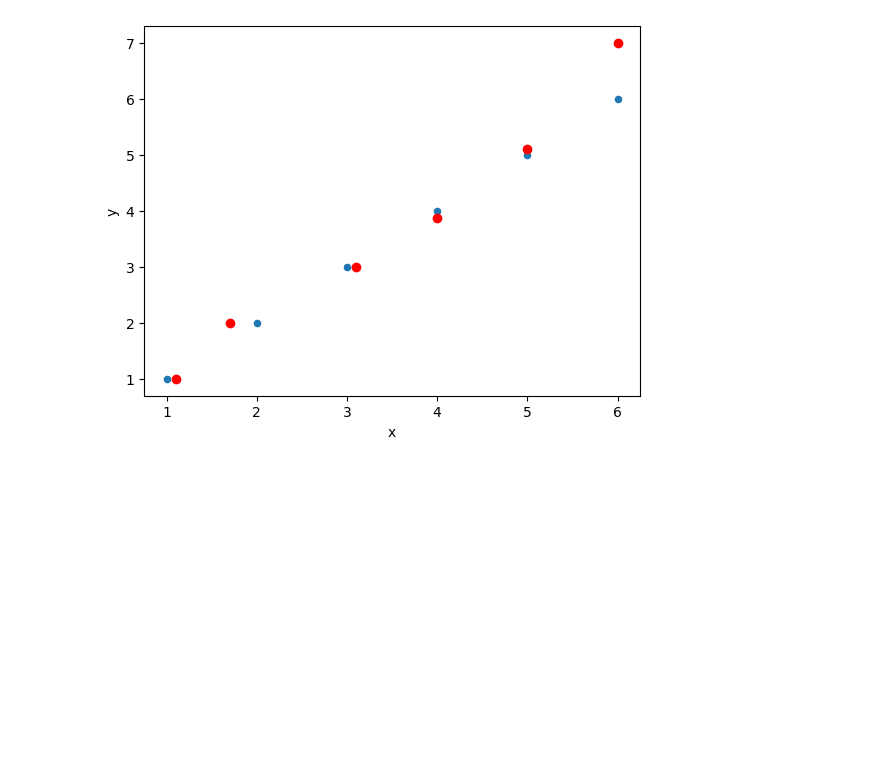
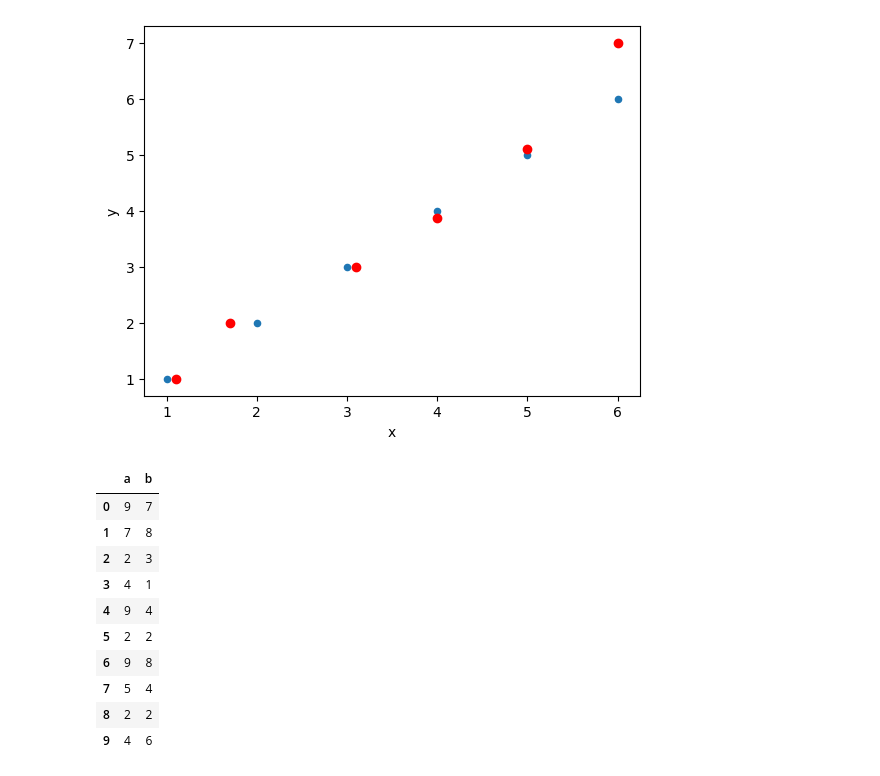
Before and after one commit to PatheticOTD/intercontinenral, a Jupyter notebook: snowtime.ipynb, the cells around one changed output. Saved outputs shown, nothing was run; the diff lists cells and outputs as text; code cells hidden in the pictures; blank space fills up the shorter version.

```diff
--- a/snowtime.ipynb
+++ b/snowtime.ipynb
@@ -89,0 +159,15 @@ plt.scatter(x_test.x, x_test.y, c = 'red')
+# %%
+df = pd.DataFrame({'a':np.random.randint(1, 10, 10), 'b':np.random.randint(1, 10, 10)})
+df
+# %% [output]
+|  | a | b |
+| 0 | 9 | 7 |
+| 1 | 7 | 8 |
+| 2 | 2 | 3 |
+| 3 | 4 | 1 |
+| 4 | 9 | 4 |
+| 5 | 2 | 2 |
+| 6 | 9 | 8 |
+| 7 | 5 | 4 |
+| 8 | 2 | 2 |
+| 9 | 4 | 6 |
```
Also changed, not shown: parts of 18 cells of this notebook, 3 other files.
